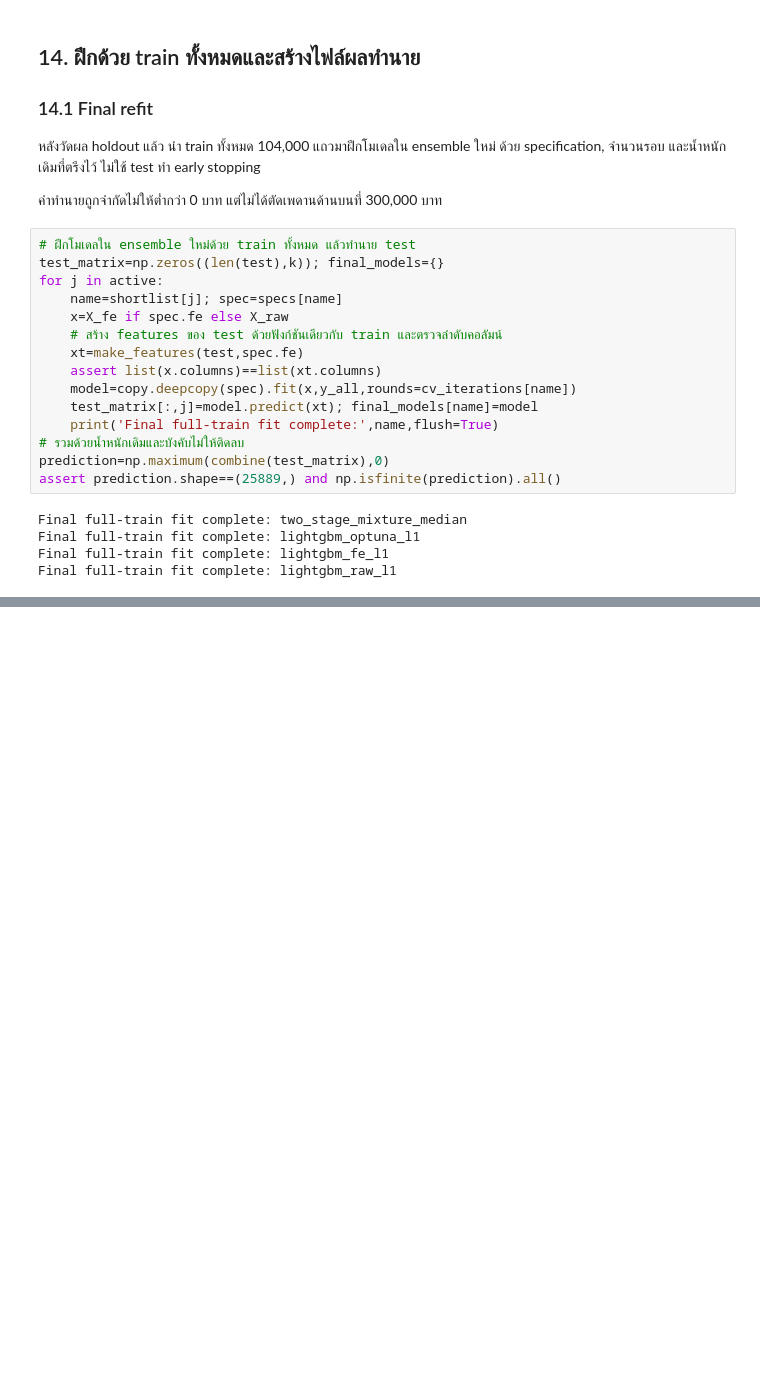
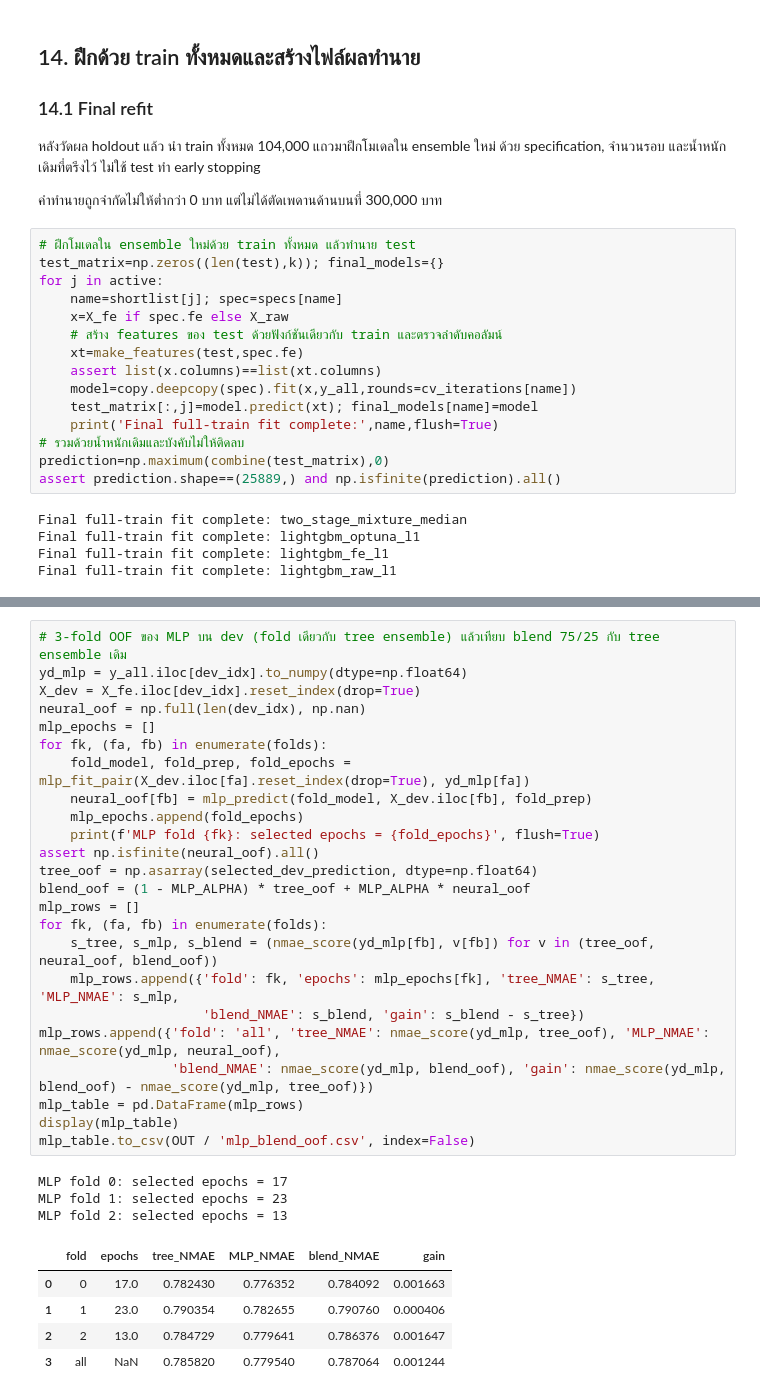
Before and after one commit to JeffMerry/Player-Intelligence-System-CPE342-ML, a Jupyter notebook: Task3/notebooks/task-3-monthly-spending-prediction.ipynb, the cells around one changed output, grey strips where cells are left out. Drawn from its saved outputs; the diff is of its cells as text; blank space fills up the shorter version.

```diff
--- a/Task3/notebooks/task-3-monthly-spending-prediction.ipynb
+++ b/Task3/notebooks/task-3-monthly-spending-prediction.ipynb
@@ -1282,0 +1383,33 @@ Final full-train fit complete: lightgbm_raw_l1
+# %%
+# 3-fold OOF ของ MLP บน dev (fold เดียวกับ tree ensemble) แล้วเทียบ blend 75/25 กับ tree ensemble เดิม
+yd_mlp = y_all.iloc[dev_idx].to_numpy(dtype=np.float64)
+X_dev = X_fe.iloc[dev_idx].reset_index(drop=True)
+neural_oof = np.full(len(dev_idx), np.nan)
+mlp_epochs = []
+for fk, (fa, fb) in enumerate(folds):
+    fold_model, fold_prep, fold_epochs = mlp_fit_pair(X_dev.iloc[fa].reset_index(drop=True), yd_mlp[fa])
+    neural_oof[fb] = mlp_predict(fold_model, X_dev.iloc[fb], fold_prep)
+    mlp_epochs.append(fold_epochs)
+    print(f'MLP fold {fk}: selected epochs = {fold_epochs}', flush=True)
+assert np.isfinite(neural_oof).all()
+tree_oof = np.asarray(selected_dev_prediction, dtype=np.float64)
+blend_oof = (1 - MLP_ALPHA) * tree_oof + MLP_ALPHA * neural_oof
+mlp_rows = []
+for fk, (fa, fb) in enumerate(folds):
+    s_tree, s_mlp, s_blend = (nmae_score(yd_mlp[fb], v[fb]) for v in (tree_oof, neural_oof, blend_oof))
+    mlp_rows.append({'fold': fk, 'epochs': mlp_epochs[fk], 'tree_NMAE': s_tree, 'MLP_NMAE': s_mlp,
+                     'blend_NMAE': s_blend, 'gain': s_blend - s_tree})
+mlp_rows.append({'fold': 'all', 'tree_NMAE': nmae_score(yd_mlp, tree_oof), 'MLP_NMAE': nmae_score(yd_mlp, neural_oof),
+                 'blend_NMAE': nmae_score(yd_mlp, blend_oof), 'gain': nmae_score(yd_mlp, blend_oof) - nmae_score(yd_mlp, tree_oof)})
+mlp_table = pd.DataFrame(mlp_rows)
+display(mlp_table)
+mlp_table.to_csv(OUT / 'mlp_blend_oof.csv', index=False)
+# %% [output]
+MLP fold 0: selected epochs = 17
+MLP fold 1: selected epochs = 23
+MLP fold 2: selected epochs = 13
+|  | fold | epochs | tree_NMAE | MLP_NMAE | blend_NMAE | gain |
+| 0 | 0 | 17.0 | 0.782430 | 0.776352 | 0.784092 | 0.001663 |
+| 1 | 1 | 23.0 | 0.790354 | 0.782655 | 0.790760 | 0.000406 |
+| 2 | 2 | 13.0 | 0.784729 | 0.779641 | 0.786376 | 0.001647 |
+| 3 | all | NaN | 0.785820 | 0.779540 | 0.787064 | 0.001244 |
```
Also changed, not shown: parts of 17 cells of this notebook, 3 other files.
